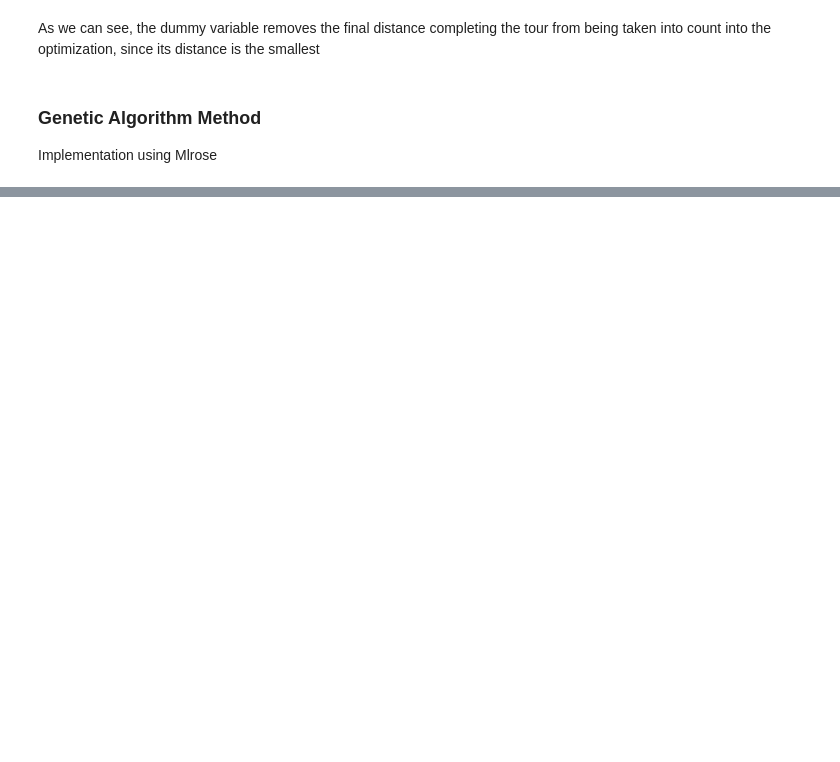
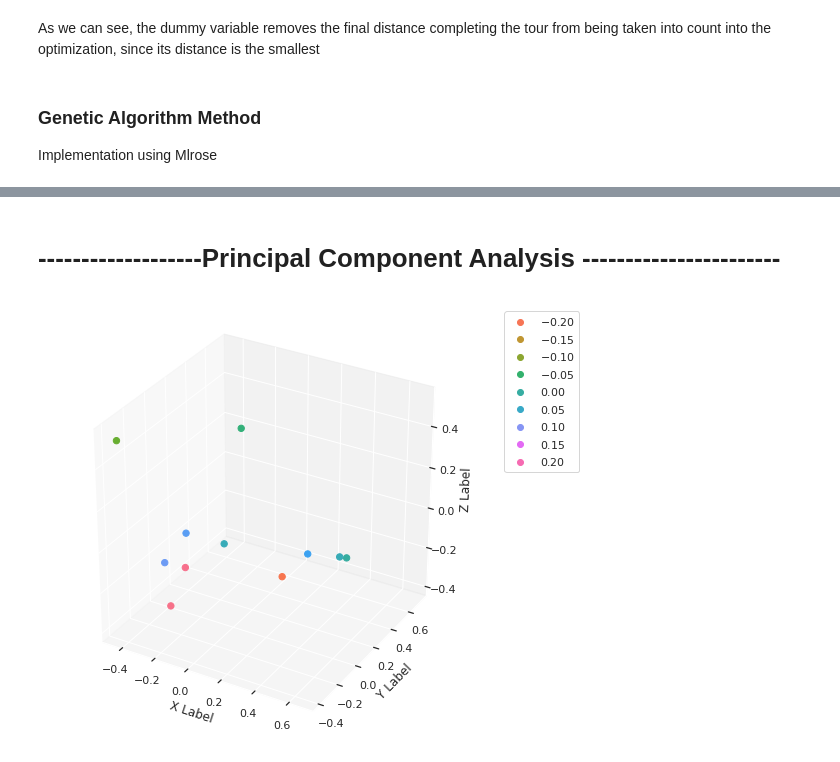
Before and after one commit to seanturland/music-analysis-medium, a Jupyter notebook: TSP_Ordering.ipynb, the cells around one changed output, grey strips where cells are left out. Drawn from its saved outputs; the diff is of its cells as text; code cells hidden in the pictures; blank space fills up the shorter version.

```diff
--- a/TSP_Ordering.ipynb
+++ b/TSP_Ordering.ipynb
@@ -432,0 +546,32 @@ np.min([genetic_cost,branch_cost])
+# %% [markdown]
+# -------------------Principal Component Analysis -----------------------
+# %%
+from mpl_toolkits.mplot3d import Axes3D
+from matplotlib.colors import ListedColormap
+
+X, y = load_digits(return_X_y=True)
+pca = PCA(n_components = 4)
+pca_data = pca.fit_transform(values)
+pca_data
+
+# axes instance
+sns.set(rc={'axes.facecolor':'white', 'figure.facecolor':'white'})
+fig = plt.figure(figsize=(6,6))
+ax = Axes3D(fig)
+
+# get colormap from seaborn
+cmap = ListedColormap(sns.color_palette("husl", 256).as_hex())
+
+# plot
+sc = ax.scatter(pca_data[:,0], pca_data[:,1],pca_data[:,2], s=40, c=pca_data[:,3], marker='o', cmap=cmap, alpha=1)
+ax.set_xlabel('X Label')
+ax.set_ylabel('Y Label')
+ax.set_zlabel('Z Label')
+
+# legend
+plt.legend(*sc.legend_elements(), bbox_to_anchor=(1.05, 1), loc=2)
+
+# save
+plt.savefig("scatter_hue", bbox_inches='tight')
+# %% [output]
+[figure, added]
```
Also changed, not shown: parts of 44 cells of this notebook.
